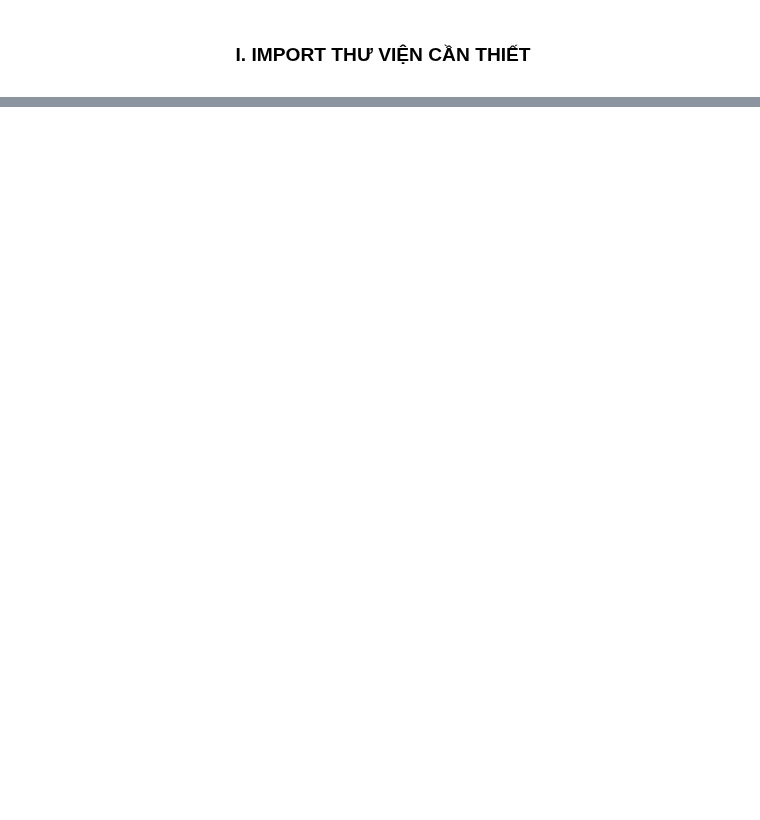
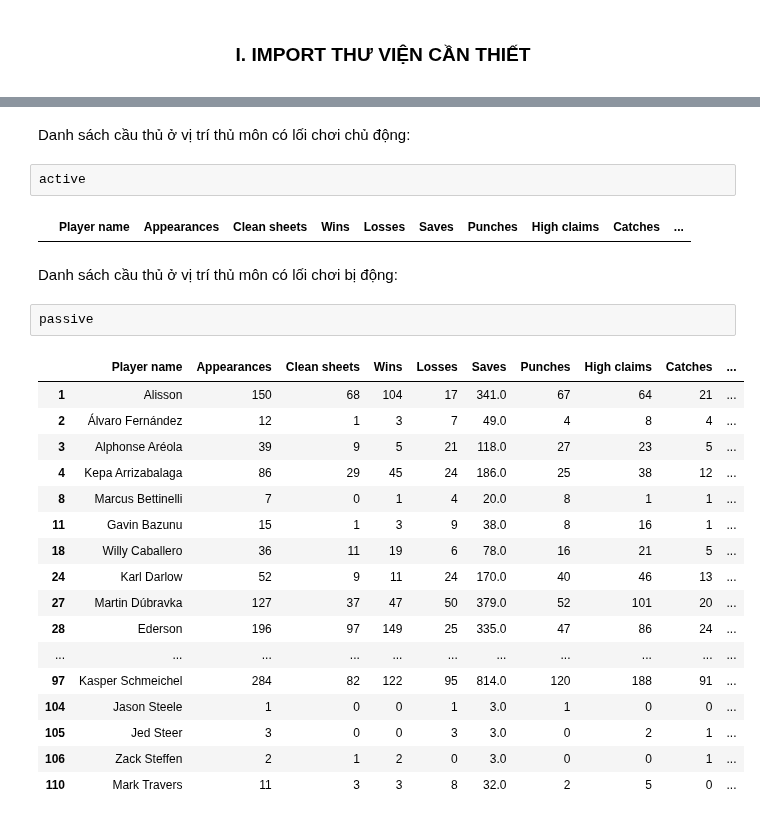
Before and after one commit to hpn00689/NMKHDL_CSC14119-, a Jupyter notebook: PHASE_3/data_analysis.ipynb, the cells around one changed output, grey strips where cells are left out. Drawn from its saved outputs; the diff is of its cells as text; blank space fills up the shorter version.

```diff
--- a/PHASE_3/data_analysis.ipynb
+++ b/PHASE_3/data_analysis.ipynb
@@ -152,0 +380,28 @@ $$\newline$$
+# %% [markdown]
+Danh sách cầu thủ ở vị trí thủ môn có lối chơi chủ động:
+# %%
+active
+# %% [output]
+|  | Player name | Appearances | Clean sheets | Wins | Losses | Saves | Punches | High claims | Catches | ... |
+# %% [markdown]
+Danh sách cầu thủ ở vị trí thủ môn có lối chơi bị động:
+# %%
+passive
+# %% [output]
+|  | Player name | Appearances | Clean sheets | Wins | Losses | Saves | Punches | High claims | Catches | ... |
+| 1 | Alisson | 150 | 68 | 104 | 17 | 341.0 | 67 | 64 | 21 | ... |
+| 2 | Álvaro Fernández | 12 | 1 | 3 | 7 | 49.0 | 4 | 8 | 4 | ... |
+| 3 | Alphonse Aréola | 39 | 9 | 5 | 21 | 118.0 | 27 | 23 | 5 | ... |
+| 4 | Kepa Arrizabalaga | 86 | 29 | 45 | 24 | 186.0 | 25 | 38 | 12 | ... |
+| 8 | Marcus Bettinelli | 7 | 0 | 1 | 4 | 20.0 | 8 | 1 | 1 | ... |
+| 11 | Gavin Bazunu | 15 | 1 | 3 | 9 | 38.0 | 8 | 16 | 1 | ... |
+| 18 | Willy Caballero | 36 | 11 | 19 | 6 | 78.0 | 16 | 21 | 5 | ... |
+| 24 | Karl Darlow | 52 | 9 | 11 | 24 | 170.0 | 40 | 46 | 13 | ... |
+| 27 | Martin Dúbravka | 127 | 37 | 47 | 50 | 379.0 | 52 | 101 | 20 | ... |
+| 28 | Ederson | 196 | 97 | 149 | 25 | 335.0 | 47 | 86 | 24 | ... |
+| ... | ... | ... | ... | ... | ... | ... | ... | ... | ... | ... |
+| 97 | Kasper Schmeichel | 284 | 82 | 122 | 95 | 814.0 | 120 | 188 | 91 | ... |
+| 104 | Jason Steele | 1 | 0 | 0 | 1 | 3.0 | 1 | 0 | 0 | ... |
+| 105 | Jed Steer | 3 | 0 | 0 | 3 | 3.0 | 0 | 2 | 1 | ... |
+| 106 | Zack Steffen | 2 | 1 | 2 | 0 | 3.0 | 0 | 0 | 1 | ... |
+| 110 | Mark Travers | 11 | 3 | 3 | 8 | 32.0 | 2 | 5 | 0 | ... |
```
Also changed, not shown: parts of 98 cells of this notebook, 2 other files.
